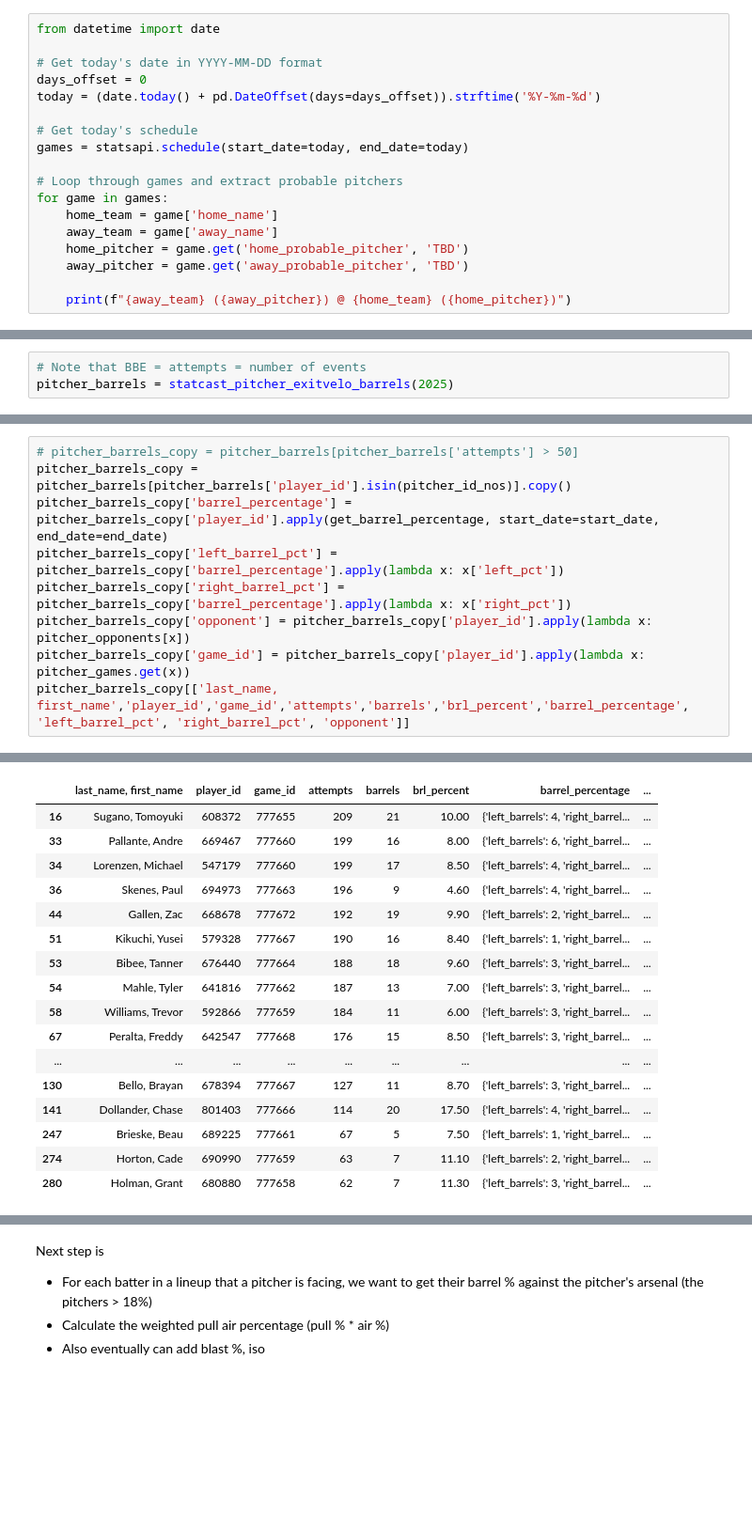
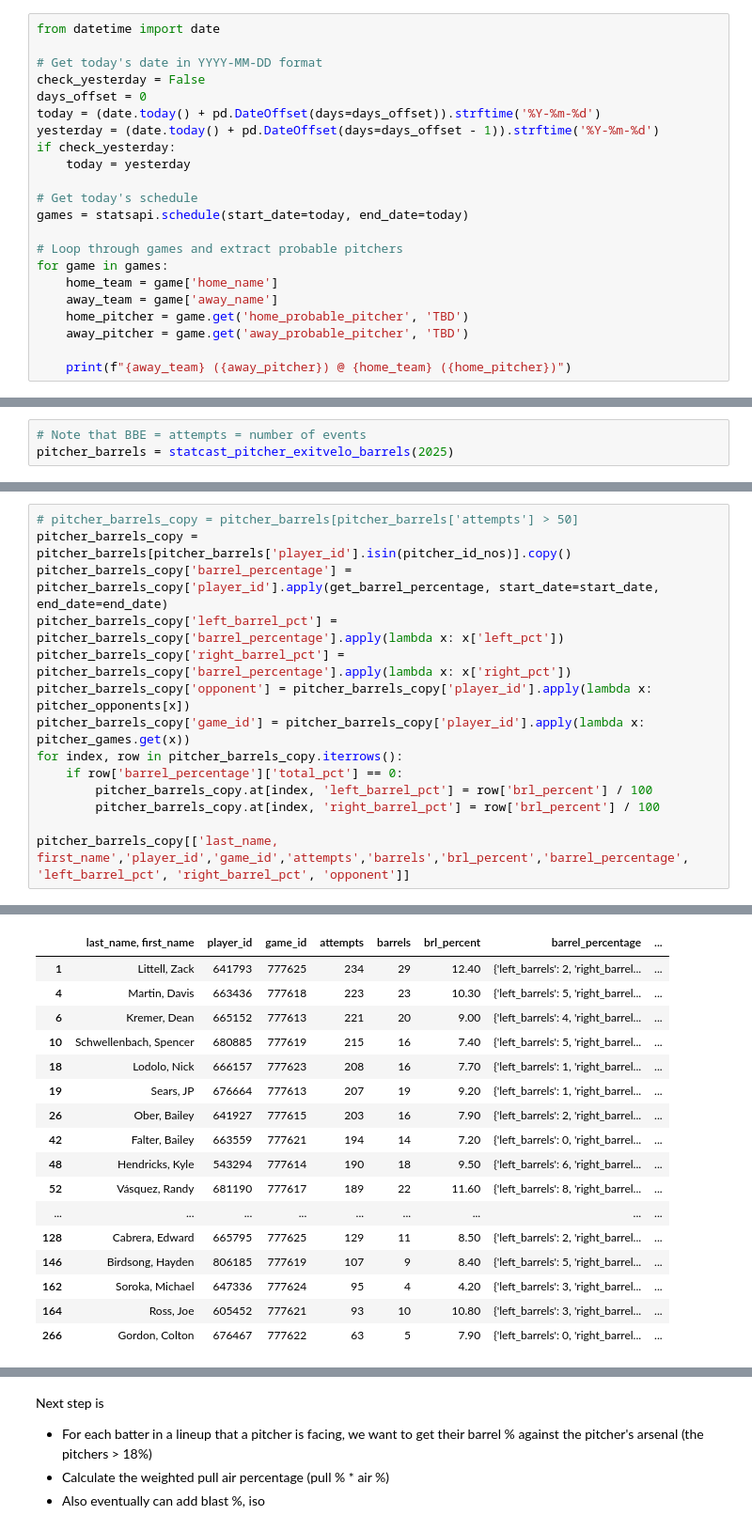
Before and after one commit to ayzhu-7/mlb_hitting_project, a Jupyter notebook: Baseball_Stat_Investigation.ipynb, the cells around one changed output, grey strips where cells are left out. Shown at 94% size. Drawn from its saved outputs; the diff is of its cells as text; blank space fills up the shorter version.

```diff
--- a/Baseball_Stat_Investigation.ipynb
+++ b/Baseball_Stat_Investigation.ipynb
@@ -69,8 +65,12 @@ player_id_mapping[player_id_mapping['team'] == 'White Sox']
 from datetime import date
 
 # Get today's date in YYYY-MM-DD format
+check_yesterday = False
 days_offset = 0
 today = (date.today() + pd.DateOffset(days=days_offset)).strftime('%Y-%m-%d')
+yesterday = (date.today() + pd.DateOffset(days=days_offset - 1)).strftime('%Y-%m-%d')
+if check_yesterday:
+    today = yesterday
 
 # Get today's schedule
 games = statsapi.schedule(start_date=today, end_date=today)
@@ -157,6 +153,11 @@ pitcher_barrels_copy['left_barrel_pct'] = pitcher_barrels_copy['barrel_percentag
 pitcher_barrels_copy['right_barrel_pct'] = pitcher_barrels_copy['barrel_percentage'].apply(lambda x: x['right_pct'])
 pitcher_barrels_copy['opponent'] = pitcher_barrels_copy['player_id'].apply(lambda x: pitcher_opponents[x])
 pitcher_barrels_copy['game_id'] = pitcher_barrels_copy['player_id'].apply(lambda x: pitcher_games.get(x))
+for index, row in pitcher_barrels_copy.iterrows():
+    if row['barrel_percentage']['total_pct'] == 0:
+        pitcher_barrels_copy.at[index, 'left_barrel_pct'] = row['brl_percent'] / 100
+        pitcher_barrels_copy.at[index, 'right_barrel_pct'] = row['brl_percent'] / 100
+
 pitcher_barrels_copy[['last_name, first_name','player_id','game_id','attempts','barrels','brl_percent','barrel_percentage', 'left_barrel_pct', 'right_barrel_pct', 'opponent']]
 # %% [output]
 Gathering Player Data
@@ -175,24 +176,24 @@ Gathering Player Data
 Gathering Player Data
 Gathering Player Data
 Gathering Player Data
 Gathering Player Data
 |  | last_name, first_name | player_id | game_id | attempts | barrels | brl_percent | barrel_percentage | ... |
-| 16 | Sugano, Tomoyuki | 608372 | 777655 | 209 | 21 | 10.00 | {'left_barrels': 4, 'right_barrel... | ... |
-| 33 | Pallante, Andre | 669467 | 777660 | 199 | 16 | 8.00 | {'left_barrels': 6, 'right_barrel... | ... |
-| 34 | Lorenzen, Michael | 547179 | 777660 | 199 | 17 | 8.50 | {'left_barrels': 4, 'right_barrel... | ... |
-| 36 | Skenes, Paul | 694973 | 777663 | 196 | 9 | 4.60 | {'left_barrels': 4, 'right_barrel... | ... |
-| 44 | Gallen, Zac | 668678 | 777672 | 192 | 19 | 9.90 | {'left_barrels': 2, 'right_barrel... | ... |
-| 51 | Kikuchi, Yusei | 579328 | 777667 | 190 | 16 | 8.40 | {'left_barrels': 1, 'right_barrel... | ... |
-| 53 | Bibee, Tanner | 676440 | 777664 | 188 | 18 | 9.60 | {'left_barrels': 3, 'right_barrel... | ... |
-| 54 | Mahle, Tyler | 641816 | 777662 | 187 | 13 | 7.00 | {'left_barrels': 3, 'right_barrel... | ... |
-| 58 | Williams, Trevor | 592866 | 777659 | 184 | 11 | 6.00 | {'left_barrels': 3, 'right_barrel... | ... |
-| 67 | Peralta, Freddy | 642547 | 777668 | 176 | 15 | 8.50 | {'left_barrels': 3, 'right_barrel... | ... |
+| 1 | Littell, Zack | 641793 | 777625 | 234 | 29 | 12.40 | {'left_barrels': 2, 'right_barrel... | ... |
+| 4 | Martin, Davis | 663436 | 777618 | 223 | 23 | 10.30 | {'left_barrels': 5, 'right_barrel... | ... |
+| 6 | Kremer, Dean | 665152 | 777613 | 221 | 20 | 9.00 | {'left_barrels': 4, 'right_barrel... | ... |
+| 10 | Schwellenbach, Spencer | 680885 | 777619 | 215 | 16 | 7.40 | {'left_barrels': 5, 'right_barrel... | ... |
+| 18 | Lodolo, Nick | 666157 | 777623 | 208 | 16 | 7.70 | {'left_barrels': 1, 'right_barrel... | ... |
+| 19 | Sears, JP | 676664 | 777613 | 207 | 19 | 9.20 | {'left_barrels': 1, 'right_barrel... | ... |
+| 26 | Ober, Bailey | 641927 | 777615 | 203 | 16 | 7.90 | {'left_barrels': 2, 'right_barrel... | ... |
+| 42 | Falter, Bailey | 663559 | 777621 | 194 | 14 | 7.20 | {'left_barrels': 0, 'right_barrel... | ... |
+| 48 | Hendricks, Kyle | 543294 | 777614 | 190 | 18 | 9.50 | {'left_barrels': 6, 'right_barrel... | ... |
+| 52 | Vásquez, Randy | 681190 | 777617 | 189 | 22 | 11.60 | {'left_barrels': 8, 'right_barrel... | ... |
 | ... | ... | ... | ... | ... | ... | ... | ... | ... |
-| 130 | Bello, Brayan | 678394 | 777667 | 127 | 11 | 8.70 | {'left_barrels': 3, 'right_barrel... | ... |
-| 141 | Dollander, Chase | 801403 | 777666 | 114 | 20 | 17.50 | {'left_barrels': 4, 'right_barrel... | ... |
-| 247 | Brieske, Beau | 689225 | 777661 | 67 | 5 | 7.50 | {'left_barrels': 1, 'right_barrel... | ... |
-| 274 | Horton, Cade | 690990 | 777659 | 63 | 7 | 11.10 | {'left_barrels': 2, 'right_barrel... | ... |
-| 280 | Holman, Grant | 680880 | 777658 | 62 | 7 | 11.30 | {'left_barrels': 3, 'right_barrel... | ... |
+| 128 | Cabrera, Edward | 665795 | 777625 | 129 | 11 | 8.50 | {'left_barrels': 2, 'right_barrel... | ... |
+| 146 | Birdsong, Hayden | 806185 | 777619 | 107 | 9 | 8.40 | {'left_barrels': 5, 'right_barrel... | ... |
+| 162 | Soroka, Michael | 647336 | 777624 | 95 | 4 | 4.20 | {'left_barrels': 3, 'right_barrel... | ... |
+| 164 | Ross, Joe | 605452 | 777621 | 93 | 10 | 10.80 | {'left_barrels': 3, 'right_barrel... | ... |
+| 266 | Gordon, Colton | 676467 | 777622 | 63 | 5 | 7.90 | {'left_barrels': 0, 'right_barrel... | ... |
 # %%
 filtered_pitcher_barrels_copy = pitcher_barrels_copy[(pitcher_barrels_copy['left_barrel_pct'] > 0.07) | (pitcher_barrels_copy['right_barrel_pct'] > 0.07)].copy()
 filtered_pitcher_barrels_copy['sides'] = filtered_pitcher_barrels_copy.apply(lambda row: get_sides(row['left_barrel_pct'], row['right_barrel_pct']),axis=1)
```
Also changed, not shown: parts of 21 cells of this notebook, 5 other files.
